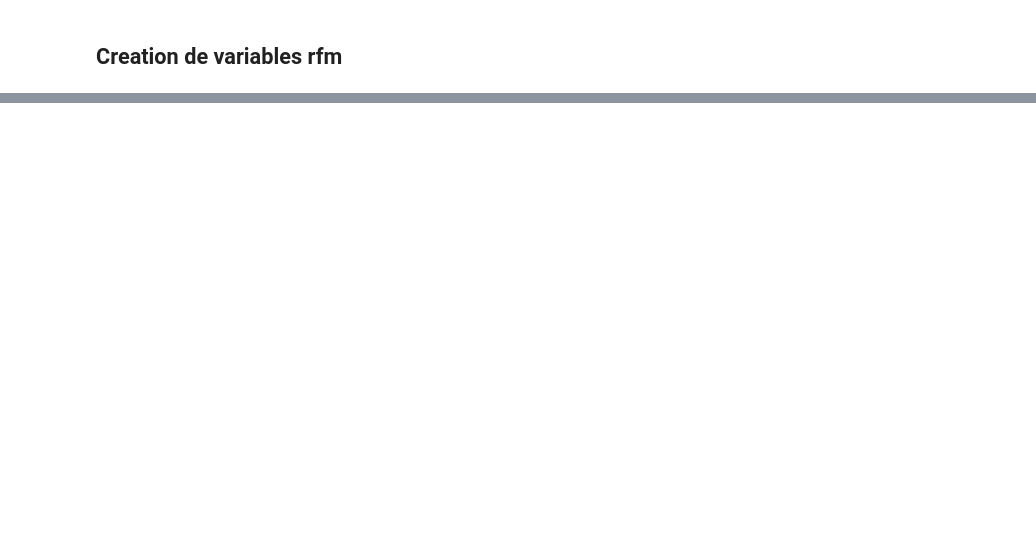
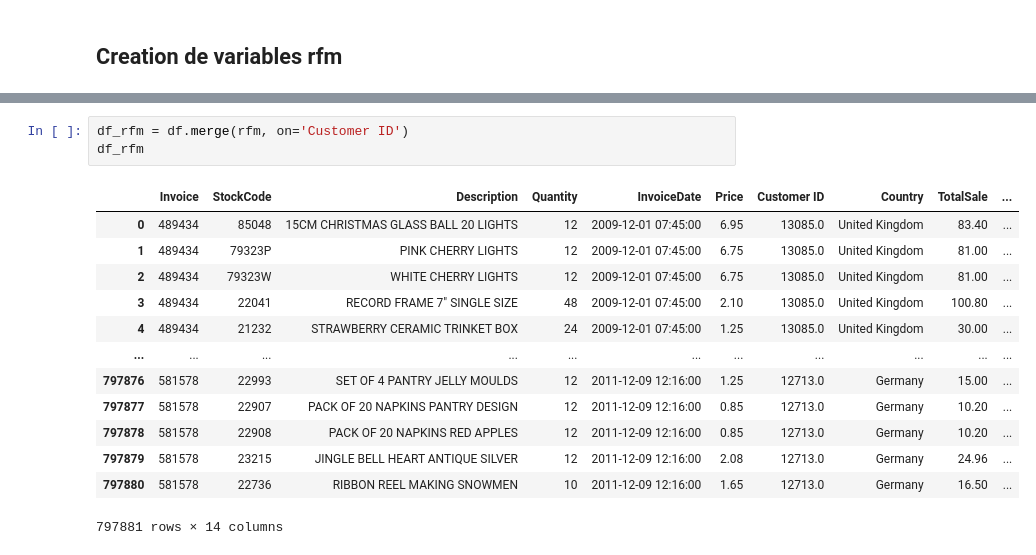
Before and after one commit to neevaiti/segmentation_client_simplon, a Jupyter notebook: rubic.ipynb, the cells around one changed output, grey strips where cells are left out. Drawn from its saved outputs; the diff is of its cells as text; blank space fills up the shorter version.

```diff
--- a/rubic.ipynb
+++ b/rubic.ipynb
@@ -340,0 +352,17 @@ df
+# %%
+df_rfm = df.merge(rfm, on='Customer ID')
+df_rfm
+# %% [output]
+|  | Invoice | StockCode | Description | Quantity | InvoiceDate | Price | Customer ID | Country | TotalSale | ... |
+| 0 | 489434 | 85048 | 15CM CHRISTMAS GLASS BALL 20 LIGHTS | 12 | 2009-12-01 07:45:00 | 6.95 | 13085.0 | United Kingdom | 83.40 | ... |
+| 1 | 489434 | 79323P | PINK CHERRY LIGHTS | 12 | 2009-12-01 07:45:00 | 6.75 | 13085.0 | United Kingdom | 81.00 | ... |
+| 2 | 489434 | 79323W | WHITE CHERRY LIGHTS | 12 | 2009-12-01 07:45:00 | 6.75 | 13085.0 | United Kingdom | 81.00 | ... |
+| 3 | 489434 | 22041 | RECORD FRAME 7" SINGLE SIZE | 48 | 2009-12-01 07:45:00 | 2.10 | 13085.0 | United Kingdom | 100.80 | ... |
+| 4 | 489434 | 21232 | STRAWBERRY CERAMIC TRINKET BOX | 24 | 2009-12-01 07:45:00 | 1.25 | 13085.0 | United Kingdom | 30.00 | ... |
+| ... | ... | ... | ... | ... | ... | ... | ... | ... | ... | ... |
+| 797876 | 581578 | 22993 | SET OF 4 PANTRY JELLY MOULDS | 12 | 2011-12-09 12:16:00 | 1.25 | 12713.0 | Germany | 15.00 | ... |
+| 797877 | 581578 | 22907 | PACK OF 20 NAPKINS PANTRY DESIGN | 12 | 2011-12-09 12:16:00 | 0.85 | 12713.0 | Germany | 10.20 | ... |
+| 797878 | 581578 | 22908 | PACK OF 20 NAPKINS RED APPLES | 12 | 2011-12-09 12:16:00 | 0.85 | 12713.0 | Germany | 10.20 | ... |
+| 797879 | 581578 | 23215 | JINGLE BELL HEART ANTIQUE SILVER | 12 | 2011-12-09 12:16:00 | 2.08 | 12713.0 | Germany | 24.96 | ... |
+| 797880 | 581578 | 22736 | RIBBON REEL MAKING SNOWMEN | 10 | 2011-12-09 12:16:00 | 1.65 | 12713.0 | Germany | 16.50 | ... |
+797881 rows × 14 columns
```
Also changed, not shown: parts of 9 cells of this notebook.
